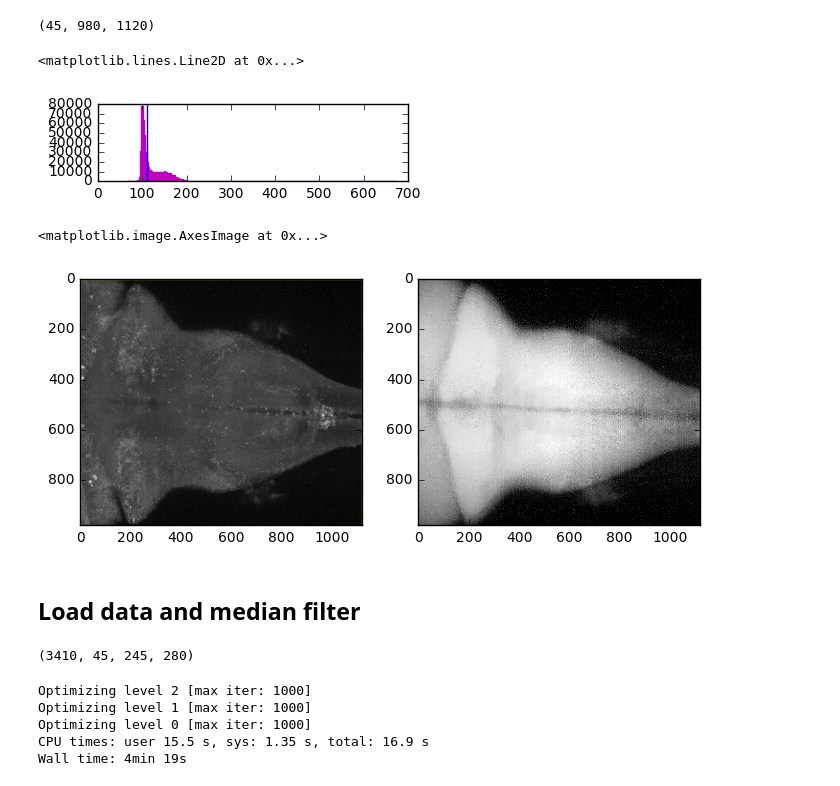
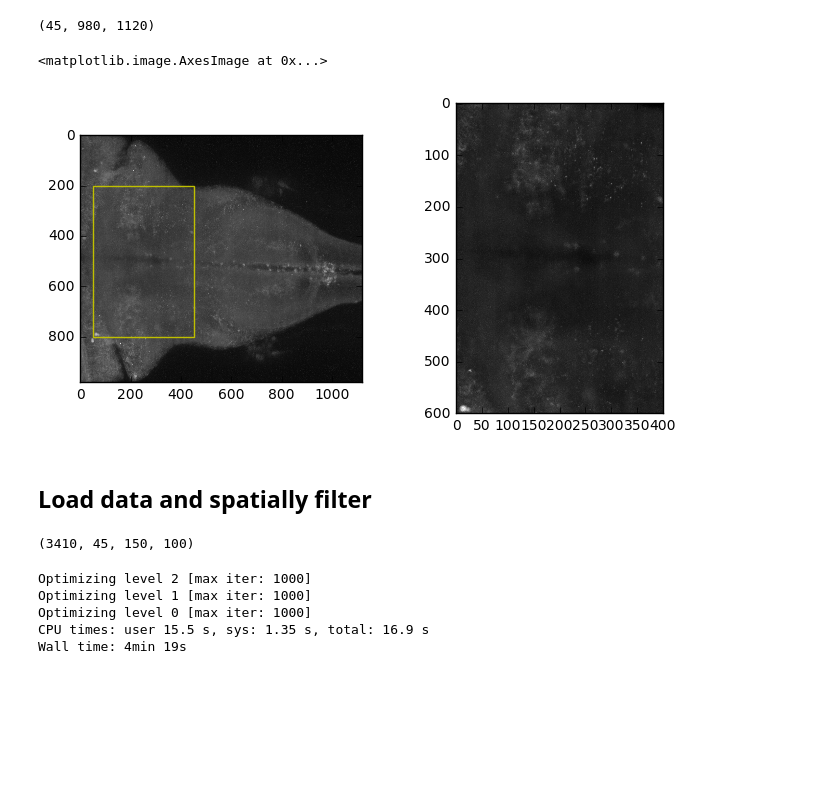
Before and after one commit to d-v-b/simview_notebooks, a Jupyter notebook: hbo-detection.ipynb, the cells around one changed output. Saved outputs shown, nothing was run; the diff lists cells and outputs as text; code cells hidden in the pictures; blank space fills up the shorter version.

```diff
--- a/hbo-detection.ipynb
+++ b/hbo-detection.ipynb
@@ -7,15 +6 @@ from matplotlib.patches import Rectangle
 %matplotlib inline
-# %%
-def filt(cutoff, btype='low'):
-    from scipy.signal import bessel, filtfilt
-    b, a = bessel(4, cutoff, btype=btype)
-    return lambda v: filtfilt(b,a,v)
-
-def get_rect(coords):
-    import matplotlib.patches as patches
-    x_start = coords[0].start
-    y_start = coords[1].start
-
-    x_stop = coords[0].stop
-    y_stop = coords[1].stop
-    return patches.Rectangle((x_start, y_start), x_stop-x_start, y_stop-y_start)
@@ -44,52 +72,31 @@ fs_im = 1 / 3
 # %%
-sample = stack_loader(fnames[0], dims)
+sample = stack_loader(fnames[-1], dims)
 print(sample.shape)
 # %% [output]
 (45, 980, 1120)
-# %%
-thr = 110
-fig, axs = plt.subplots(figsize=(4,1))
-axs.hist(sample.ravel()[::100], 200, facecolor='m', edgecolor='m');
-axs.axvline(thr)
-# %% [output]
-<matplotlib.lines.Line2D at 0x...>
-[figure, removed]
 # %%
 nr = 1
 nc = 2
-fig, axs = plt.subplots(nrows = nr, ncols=nc, figsize=(4 * nc,8))
+fig, axs = plt.subplots(nrows = nr, ncols=nc, figsize=(4 * nc, 4))
 axs[0].imshow(np.log(sample.max(0)), cmap='gray')
-#roi_yx = (slice(200, 800), slice(50, 450))
-roi_yx = (slice(0, dims[1]), slice(0, dims[2]))
+roi_yx = (slice(200, 800), slice(50, 450))
 rect = get_rect(roi_yx[::-1])
 rect.set_fill(False)
 rect.set_edgecolor('y')
 axs[0].add_patch(rect)
-axs[1].imshow((sample > thr).mean(0)[roi_yx], cmap='gray', clim=[0,1])
+axs[1].imshow(sample.max(0)[roi_yx], cmap='gray')
 # %% [output]
 <matplotlib.image.AxesImage at 0x...>
-[figure, old version]
+[figure, new version]
 # %% [markdown]
-## Load data and median filter
+## Load data and spatially filter
 # %%
 import thunder as td
 ims = td.images.fromlist(fnames, accessor=lambda v: stack_loader(v, dims), npartitions=len(fnames), engine=sc)
 
-#def prepare_images(v, ds):
-#    from scipy.ndimage.filters import median_filter, uniform_filter
-#    medfilt = median_filter(v, size=(1,3,3))
-#    unifilt = uniform_filter(v, size=(1, ds, ds))[:,::ds,::ds]
-#    return unifilt
-
 mx_proj = False
 ds_yx = 4
-ims = ims[:, :, roi_yx[0], roi_yx[1]]
-ims = ims.median_filter(size=(1,3,3)).astype('float32')
-ims = ims.uniform_filter(size=(1,ds_yx,ds_yx))[:,:,::ds_yx,::ds_yx]
-if mx_proj:
-    # max project each image in z, then crop in xy
-    ims = ims.map(lambda v: v.max(0)).astype('float32')
-
+ims = ims[:, :, roi_yx[0], roi_yx[1]].map(lambda v: prepare_images(v, ds_yx))
 print(ims.shape)
 # %% [output]
-(3410, 45, 245, 280)
+(3410, 45, 150, 100)
```
Also changed, not shown: parts of 21 cells of this notebook.
